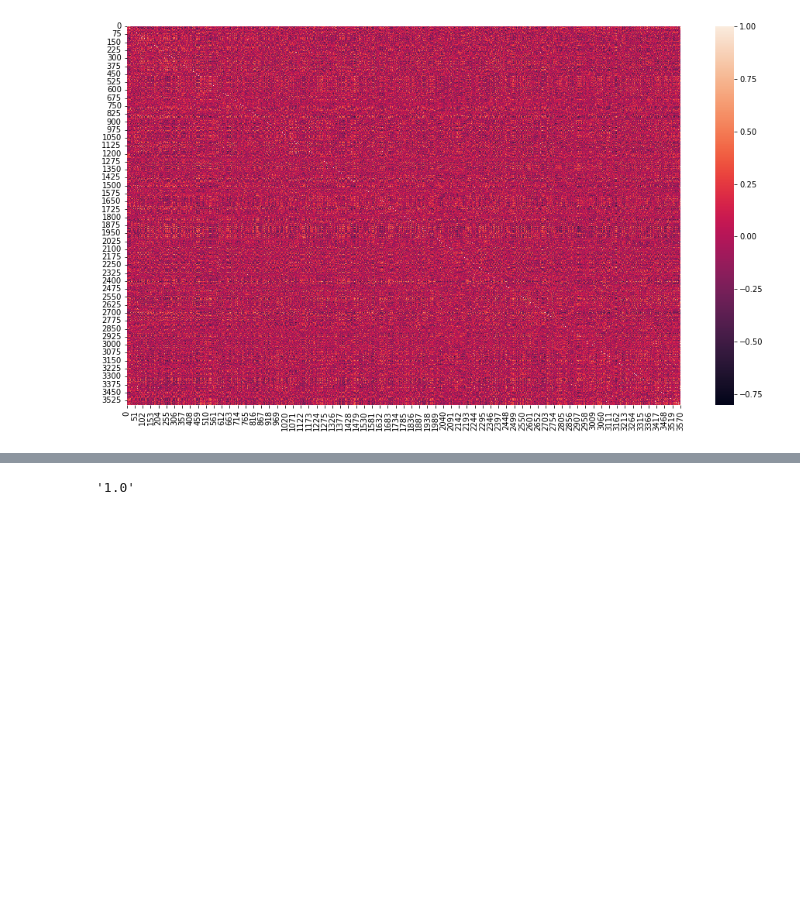
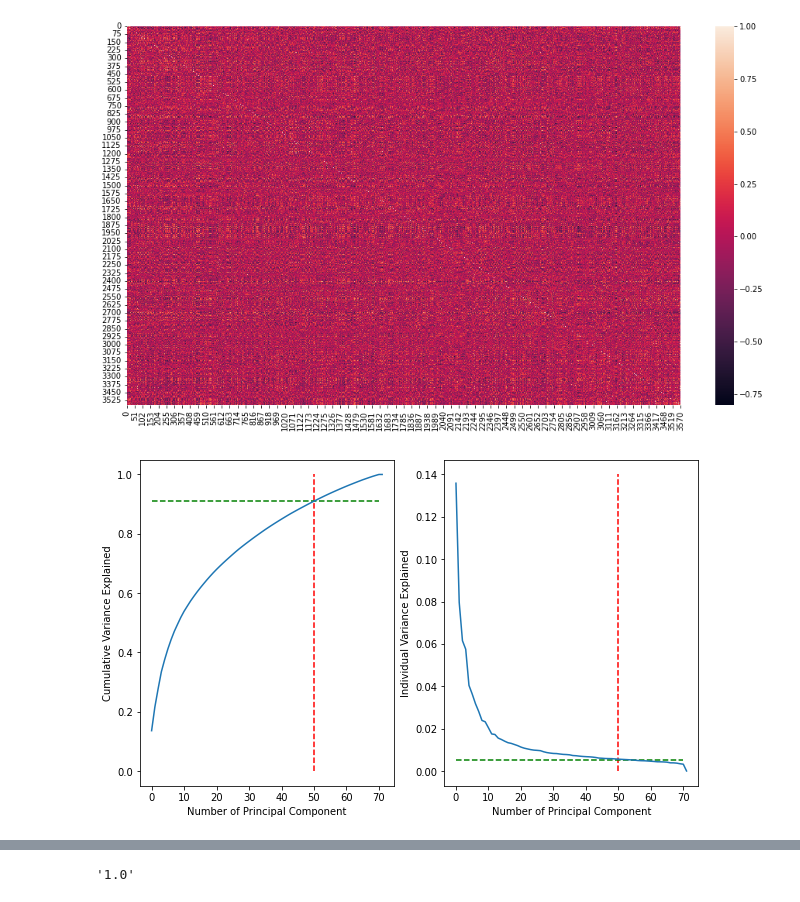
Before and after one commit to bindubritta/STAT5320, a Jupyter notebook: PCLR.ipynb, the cells around one changed output, grey strips where cells are left out. Saved outputs shown, nothing was run; the diff lists cells and outputs as text; code cells hidden in the pictures; blank space fills up the shorter version.

```diff
--- a/PCLR.ipynb
+++ b/PCLR.ipynb
@@ -45,3 +45,35 @@ sns.heatmap(corrMatrixExpVar, annot = False)
 plt.show()
 # %% [output]
 [figure]
+# %%
+## Finding the optimum number of Principal Components based on the retained information
+from sklearn.decomposition import PCA
+
+pca = PCA(n_components = None)
+pca.fit(X)
+cumVariance = np.cumsum(pca.explained_variance_ratio_)
+
+plt.figure(figsize = [10,6])
+## Placing the plots in the plane
+plot1 = plt.subplot2grid((1, 2), (0, 0), rowspan = 1, colspan = 1)
+plot2 = plt.subplot2grid((1, 2), (0, 1), rowspan = 1, colspan = 1)
+
+## Plot 1: Explained Total Variance Vs No. of Principal Component
+plot1.plot(cumVariance)
+# plot1.set_title('Explained Total Variance Vs No. of Principal Component')
+plot1.set_xlabel('Number of Principal Component')
+plot1.set_ylabel('Cumulative Variance Explained')
+plot1.vlines(x = 50, ymax = 1, ymin = 0, colors = "r", linestyles = "--")
+plot1.hlines(y = 0.91, xmax = 70, xmin = 0, colors = "g", linestyles = "--")
+
+## Plot 2: Explained Individual Variance Vs Principal Component
+plot2.plot(pca.explained_variance_ratio_)
+# plot2.set_title('Explained Individual Variance Vs Principal Component')
+plot2.set_xlabel('Number of Principal Component')
+plot2.set_ylabel('Individual Variance Explained')
+plot2.vlines(x = 50, ymax = 0.14, ymin = 0, colors = "r", linestyles = "--")
+plot2.hlines(y = 0.005, xmax = 70, xmin = 0, colors = "g", linestyles = "--")
+
+plt.show()
+# %% [output]
+[figure, added]
```
Also changed, not shown: parts of 12 cells of this notebook.
